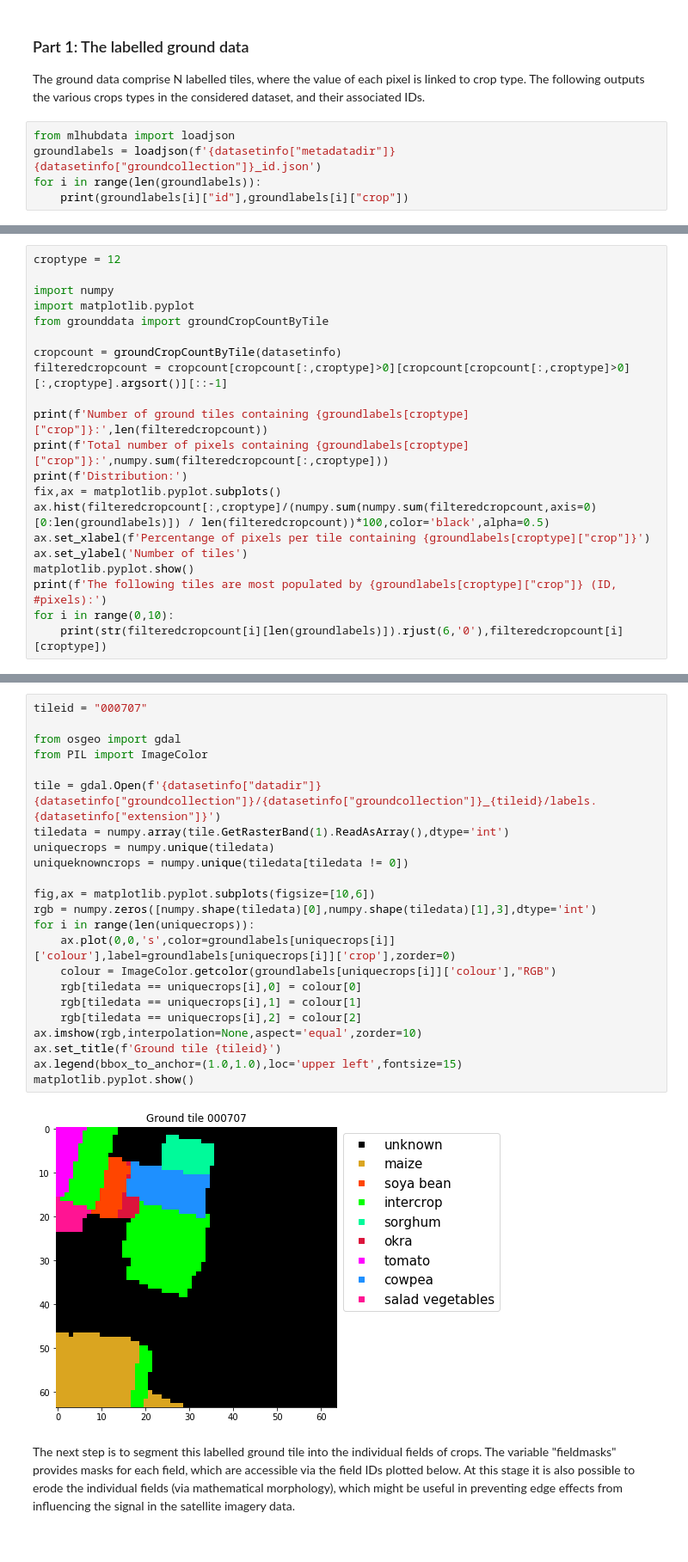
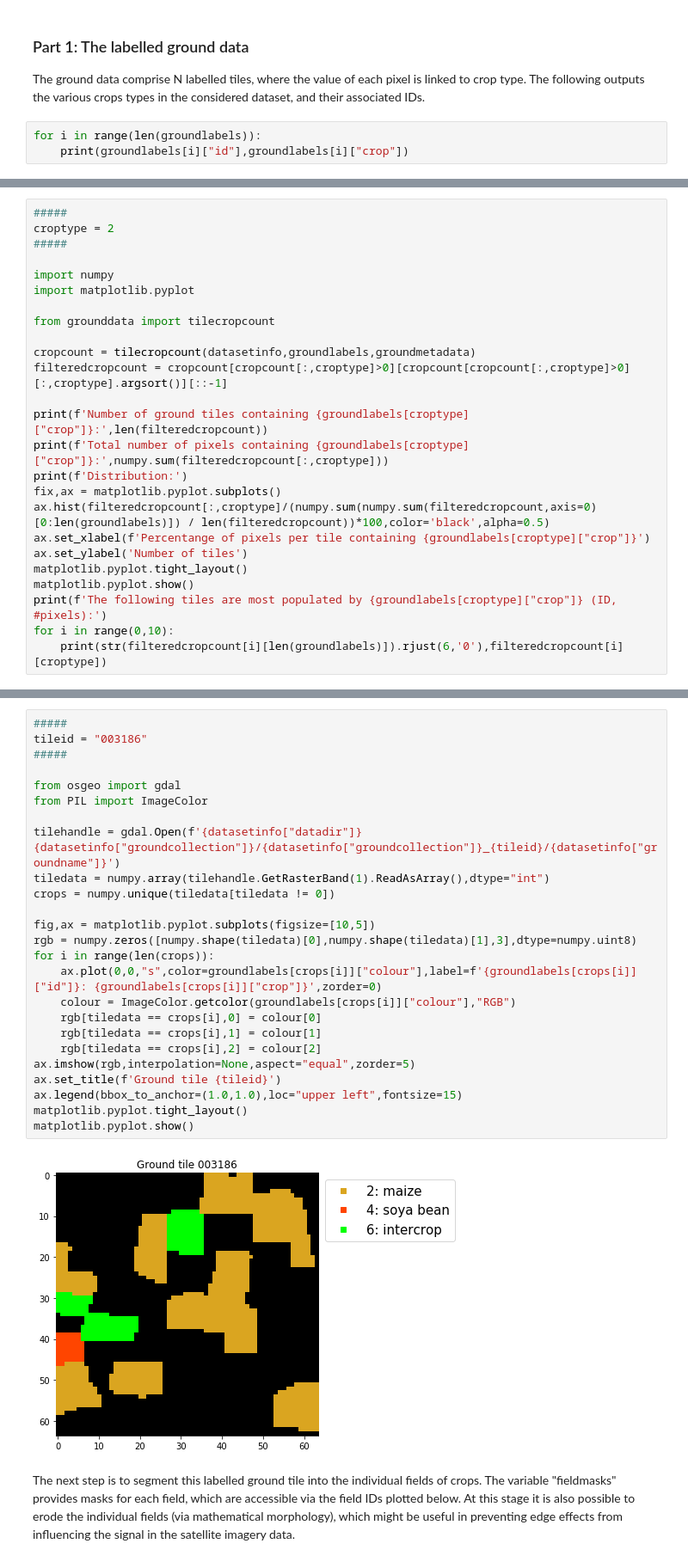
Before and after one commit to apburt/cropseg, a Jupyter notebook: doc/datadashboard.ipynb, the cells around one changed output, grey strips where cells are left out. Shown at 86% size. Saved outputs shown, nothing was run; the diff lists cells and outputs as text.

```diff
--- a/doc/datadashboard.ipynb
+++ b/doc/datadashboard.ipynb
@@ -26,8 +62,6 @@ sys.path.insert(0,'../cropseg/')
 
 The ground data comprise N labelled tiles, where the value of each pixel is linked to crop type. The following outputs the various crops types in the considered dataset, and their associated IDs.
 # %%
-from mlhubdata import loadjson
-groundlabels = loadjson(f'{datasetinfo["metadatadir"]}{datasetinfo["groundcollection"]}_id.json')
 for i in range(len(groundlabels)):
     print(groundlabels[i]["id"],groundlabels[i]["crop"])
 # %% [output]
@@ -53,11 +87,14 @@ Selection of the particular labelled ground tile will likely be driven by the cr
 # %%
-croptype = 12
+#####
+croptype = 2
+#####
 
 import numpy
 import matplotlib.pyplot
-from grounddata import groundCropCountByTile
 
-cropcount = groundCropCountByTile(datasetinfo)
+from grounddata import tilecropcount
+
+cropcount = tilecropcount(datasetinfo,groundlabels,groundmetadata)
 filteredcropcount = cropcount[cropcount[:,croptype]>0][cropcount[cropcount[:,croptype]>0][:,croptype].argsort()][::-1]
 
 print(f'Number of ground tiles containing {groundlabels[croptype]["crop"]}:',len(filteredcropcount))
@@ -67,6 +104,7 @@ fix,ax = matplotlib.pyplot.subplots()
 ax.hist(filteredcropcount[:,croptype]/(numpy.sum(numpy.sum(filteredcropcount,axis=0)[0:len(groundlabels)]) / len(filteredcropcount))*100,color='black',alpha=0.5)
 ax.set_xlabel(f'Percentange of pixels per tile containing {groundlabels[croptype]["crop"]}')
 ax.set_ylabel('Number of tiles')
+matplotlib.pyplot.tight_layout()
 matplotlib.pyplot.show()
 print(f'The following tiles are most populated by {groundlabels[croptype]["crop"]} (ID, #pixels):')
 for i in range(0,10):
@@ -92,28 +130,30 @@ After selecting a particular labelled ground tile (e.g., "000707"), the followin
 # %%
-tileid = "000707"
+#####
+tileid = "003186"
+#####
 
 from osgeo import gdal
 from PIL import ImageColor
 
-tile = gdal.Open(f'{datasetinfo["datadir"]}{datasetinfo["groundcollection"]}/{datasetinfo["groundcollection"]}_{tileid}/labels.{datasetinfo["extension"]}')
-tiledata = numpy.array(tile.GetRasterBand(1).ReadAsArray(),dtype='int')
-uniquecrops = numpy.unique(tiledata)
-uniqueknowncrops = numpy.unique(tiledata[tiledata != 0])
+tilehandle = gdal.Open(f'{datasetinfo["datadir"]}{datasetinfo["groundcollection"]}/{datasetinfo["groundcollection"]}_{tileid}/{datasetinfo["groundname"]}')
+tiledata = numpy.array(tilehandle.GetRasterBand(1).ReadAsArray(),dtype="int")
+crops = numpy.unique(tiledata[tiledata != 0])
 
-fig,ax = matplotlib.pyplot.subplots(figsize=[10,6])
-rgb = numpy.zeros([numpy.shape(tiledata)[0],numpy.shape(tiledata)[1],3],dtype='int')
-for i in range(len(uniquecrops)):
-    ax.plot(0,0,'s',color=groundlabels[uniquecrops[i]]['colour'],label=groundlabels[uniquecrops[i]]['crop'],zorder=0)
-    colour = ImageColor.getcolor(groundlabels[uniquecrops[i]]['colour'],"RGB")
-    rgb[tiledata == uniquecrops[i],0] = colour[0]
-    rgb[tiledata == uniquecrops[i],1] = colour[1]
-    rgb[tiledata == uniquecrops[i],2] = colour[2]
-ax.imshow(rgb,interpolation=None,aspect='equal',zorder=10)
+fig,ax = matplotlib.pyplot.subplots(figsize=[10,5])
+rgb = numpy.zeros([numpy.shape(tiledata)[0],numpy.shape(tiledata)[1],3],dtype=numpy.uint8)
+for i in range(len(crops)):
+    ax.plot(0,0,"s",color=groundlabels[crops[i]]["colour"],label=f'{groundlabels[crops[i]]["id"]}: {groundlabels[crops[i]]["crop"]}',zorder=0)
+    colour = ImageColor.getcolor(groundlabels[crops[i]]["colour"],"RGB")
+    rgb[tiledata == crops[i],0] = colour[0]
+    rgb[tiledata == crops[i],1] = colour[1]
+    rgb[tiledata == crops[i],2] = colour[2]
+ax.imshow(rgb,interpolation=None,aspect="equal",zorder=5)
 ax.set_title(f'Ground tile {tileid}')
-ax.legend(bbox_to_anchor=(1.0,1.0),loc='upper left',fontsize=15)
+ax.legend(bbox_to_anchor=(1.0,1.0),loc="upper left",fontsize=15)
+matplotlib.pyplot.tight_layout()
 matplotlib.pyplot.show()
 # %% [output]
-[figure, old version]
+[figure, new version]
 # %% [markdown]
 The next step is to segment this labelled ground tile into the individual fields of crops. The variable "fieldmasks" provides masks for each field, which are accessible via the field IDs plotted below. At this stage it is also possible to erode the individual fields (via mathematical morphology), which might be useful in preventing edge effects from influencing the signal in the satellite imagery data.
 # %%
```
Also changed, not shown: parts of 21 cells of this notebook, 12 other files.
